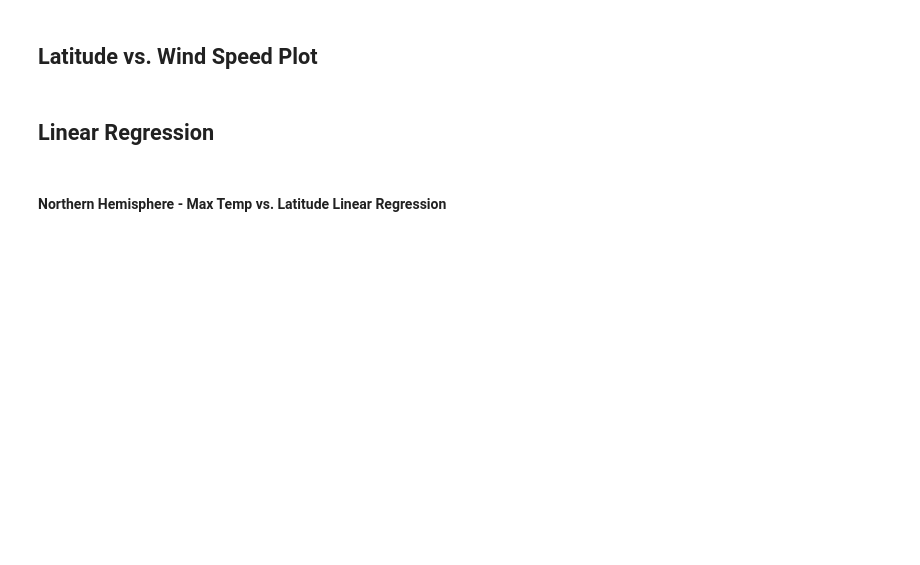
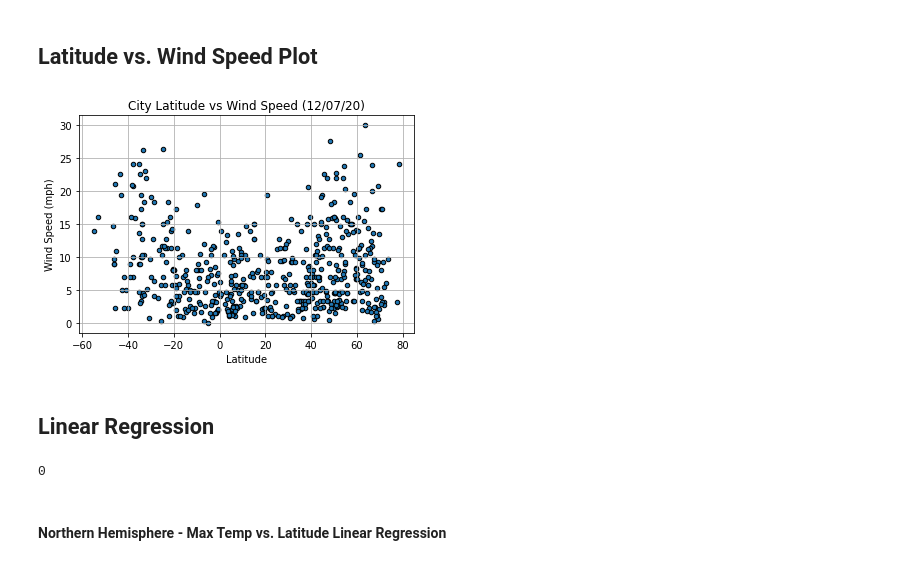
Before and after one commit to mnolker/Python-API, a Jupyter notebook: WeatherPy/WeatherPy.ipynb, the cells around one changed output. Saved outputs shown, nothing was run; the diff lists cells and outputs as text; code cells hidden in the pictures; blank space fills up the shorter version.

```diff
--- a/WeatherPy/WeatherPy.ipynb
+++ b/WeatherPy/WeatherPy.ipynb
@@ -179,6 +226,26 @@ no cities with >100% humidity
 # %% [markdown]
 ## Latitude vs. Wind Speed Plot
+# %%
+clean_city_df.plot(kind="scatter", y='Wind Speed', x='Lat', grid=True, edgecolor='black',
+               title=f"City Latitude vs Wind Speed ({date_of_analysis})")
+plt.xlabel('Latitude')
+plt.ylabel('Wind Speed (mph)')
+plt.show()
+plt.savefig('Lat_vs_WindSpeed.png')
+# %% [output]
+[figure, added]
 # %% [markdown]
 ## Linear Regression
+# %%
+#create new df & prep for plotting below
+bins = [-90,0,90]
+hemisphere_range = ["Southern","Northern"]
+clean_city_df["Hemisphere"] = pd.cut(clean_city_df["Lat"], bins,labels=hemisphere_range)
+clean_city_north_df = clean_city_df.loc[clean_city_df["Hemisphere"] == "Northern"]
+clean_city_south_df = clean_city_df.loc[clean_city_df["Hemisphere"] == "Southern"]
+#check that bin & cut captured all records between hemispheres
+print(len(clean_city_south_df)+len(clean_city_north_df)-len(clean_city_df))
+# %% [output]
+0
 # %% [markdown]
 ####  Northern Hemisphere - Max Temp vs. Latitude Linear Regression
```
Also changed, not shown: parts of 17 cells of this notebook, 4 other files.
